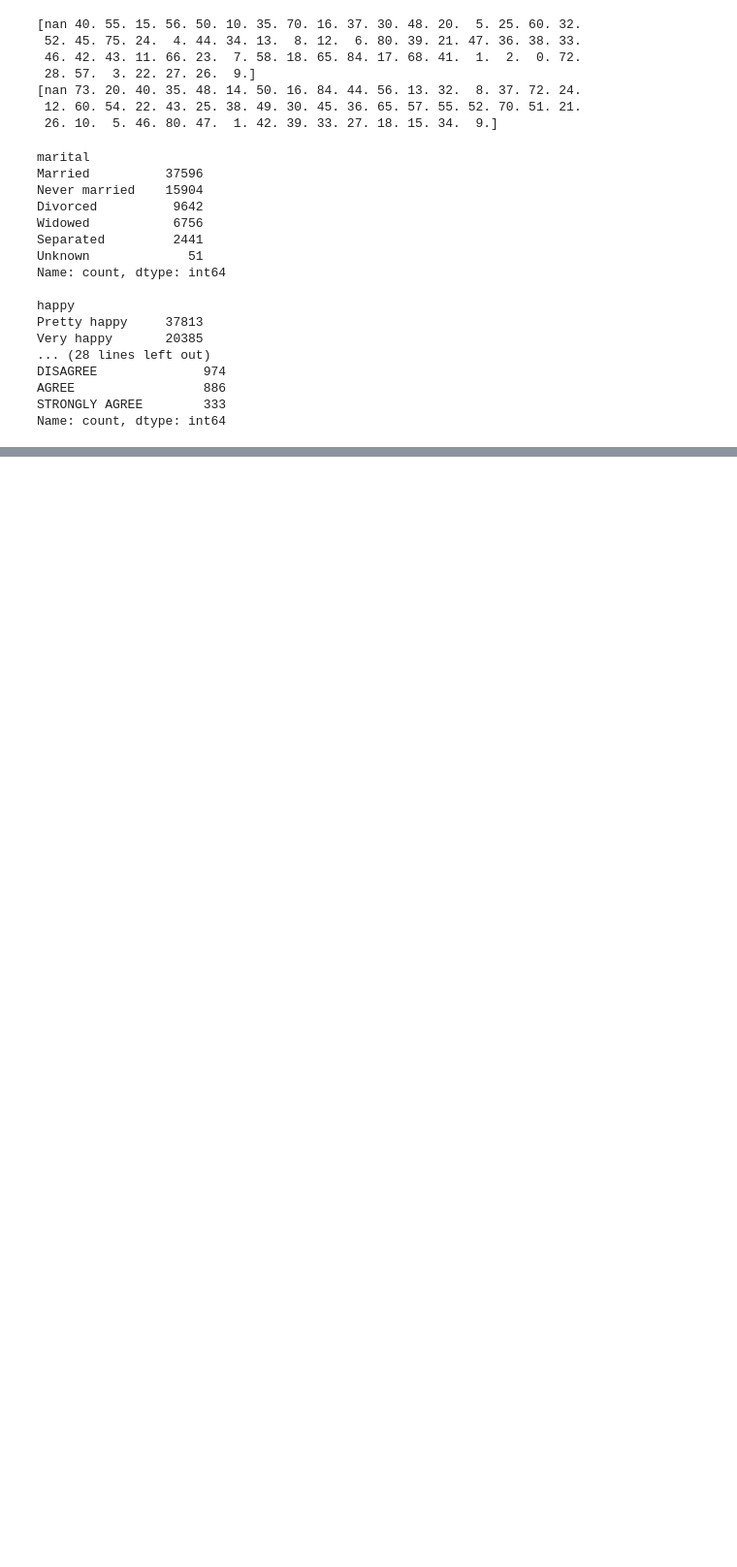
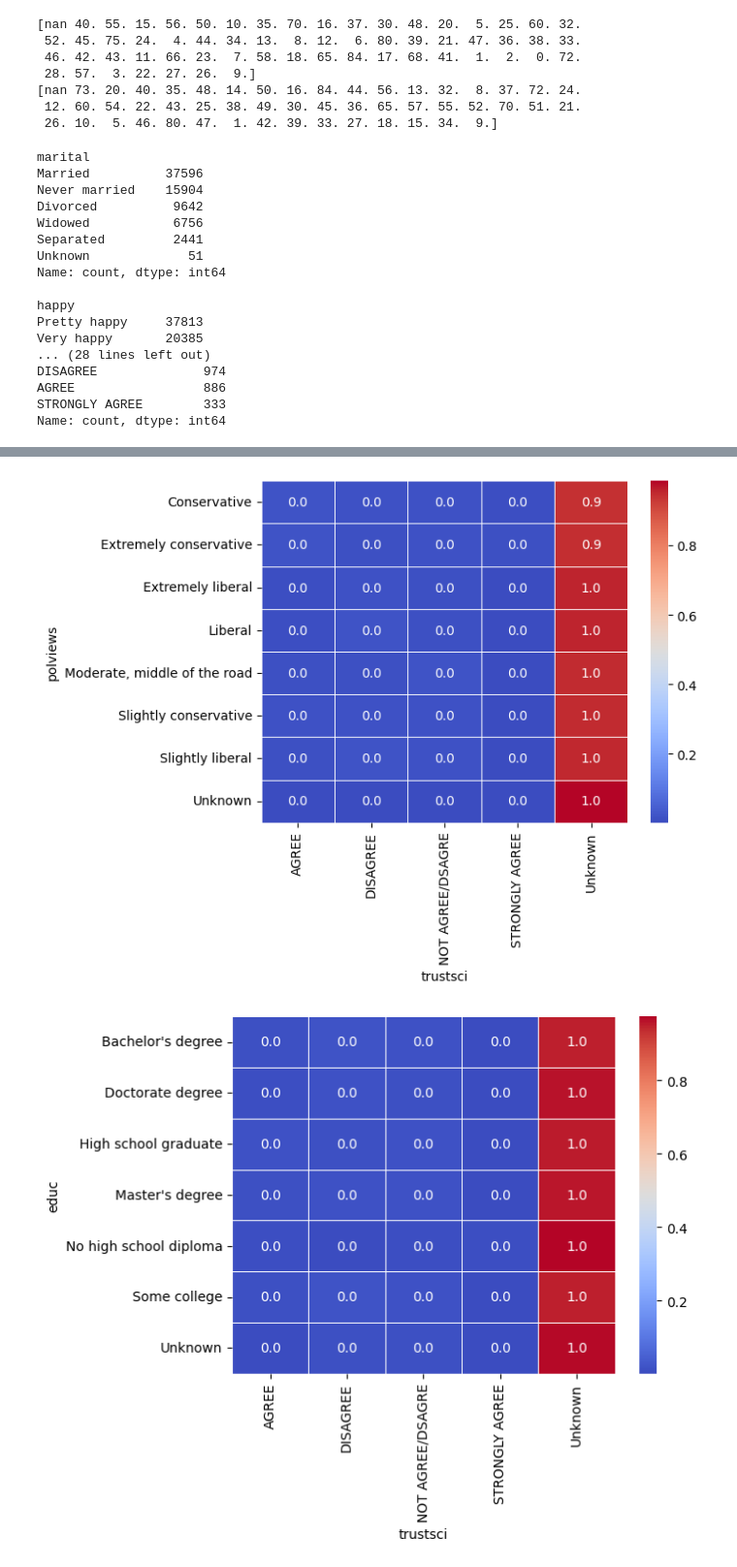
Before and after one commit to ashleynguyen04/EDA, a Jupyter notebook: lab/gss.ipynb, the cells around one changed output, grey strips where cells are left out. Shown at 97% size. Cells and saved outputs as stored; diff of their text form; code cells hidden in the pictures; blank space fills up the shorter version.

```diff
--- a/lab/gss.ipynb
+++ b/lab/gss.ipynb
@@ -137,0 +159,15 @@ Name: count, dtype: int64
+# %%
+cross_tab1 = pd.crosstab(df['polviews'], df['trustsci'], normalize='index')
+sns.heatmap(cross_tab1, annot=True, cmap="coolwarm", fmt=".1f", linewidths=0.5)
+plt.show()
+
+cross_tab2 = pd.crosstab(df['educ'], df['trustsci'], normalize='index')
+sns.heatmap(cross_tab2, annot=True, cmap="coolwarm", fmt=".1f", linewidths=0.5)
+plt.show()
+
+cross_tab3 = pd.crosstab(df['educ'], df['polviews'], normalize='index')
+sns.heatmap(cross_tab3, annot=True, cmap="coolwarm", fmt=".1f", linewidths=0.5)
+plt.show()
+# %% [output]
+[figure, added]
+[figure, added]
```
Also changed, not shown: parts of 3 cells of this notebook.
